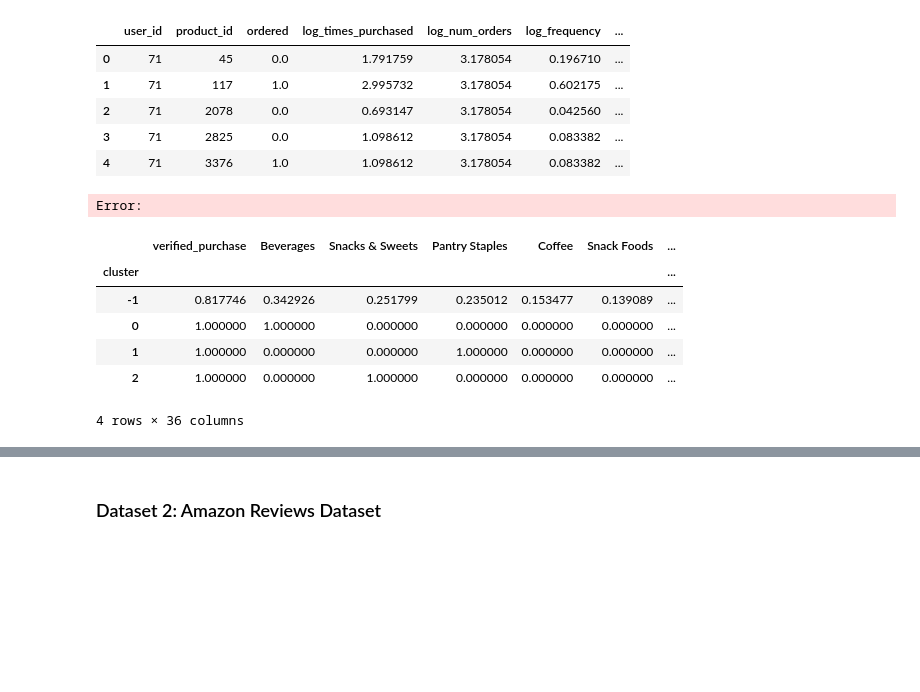
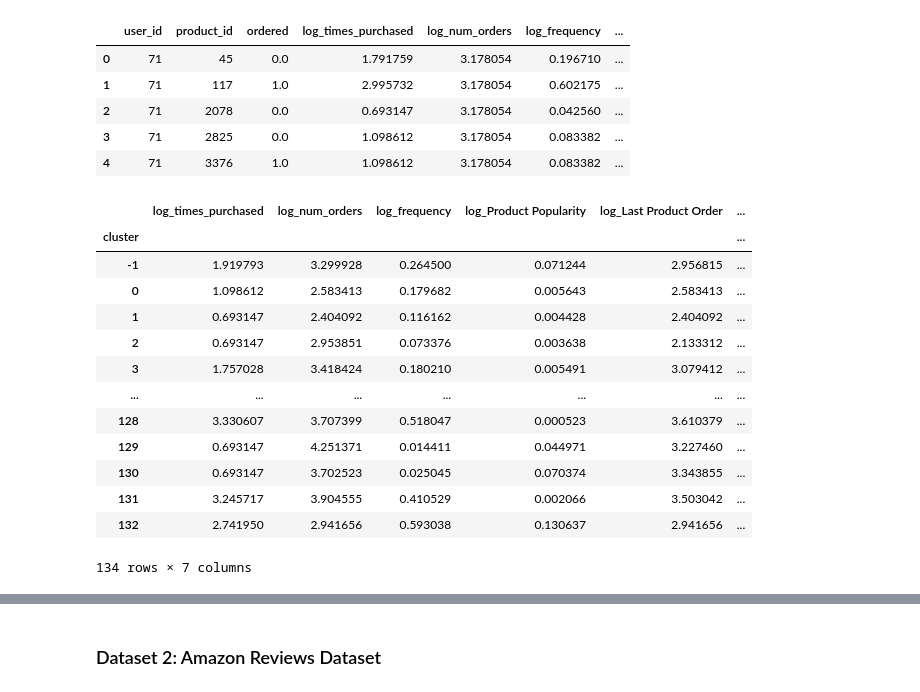
Before and after one commit to eghatzis0527/DX799---HW-Assignments, a Jupyter notebook: HW11.ipynb, the cells around one changed output, grey strips where cells are left out. Cells and saved outputs as stored; diff of their text form; code cells hidden in the pictures; blank space fills up the shorter version.

```diff
--- a/HW11.ipynb
+++ b/HW11.ipynb
@@ -44,66 +44,26 @@ scaler = StandardScaler()
 X_train_scaled = scaler.fit_transform(X_train)
 X_test_scaled = scaler.fit_transform(X_test)
 # %%
-dbscan_results = {}
+dbscan = DBSCAN(eps = 0.5, min_samples = 5)
 
-for eps in [0.3, 0.5, 0.7, 1.0]:
+test_clusters = dbscan.fit_predict(X_test_scaled)
 
-    for min_samples in [5, 10, 20]:
+dbscan_profiles = X_test.copy()
+dbscan_profiles['cluster'] = test_clusters
 
-        model = DBSCAN(eps = eps, min_samples = min_samples)
-
-        train_clusters = model.fit_predict(X_train_scaled)
-
-        n_clusters = len(set(train_clusters)) - (1 if -1 in train_clusters else 0)
-
-        noise_pct = np.mean(train_clusters == -1)
-
-        if n_clusters >=2:
-
-            mask = train_clusters != -1
-
-            silhouette = silhouette_score(X_train_scaled[mask], train_clusters[mask], sample_size = min(250, len(X_train_scaled)))
-
-        else:
-            silhouette = np.nan
-
-        dbscan_results[(eps, min_samples)] = {'clusters' : n_clusters, 'noise_pct' : noise_pct,
-        'silhouette' : silhouette}
-
-dbscan_results = pd.DataFrame(dbscan_results).T
-
-dbscan_results
+dbscan_profiles.groupby('cluster').mean()
 # %% [output]
+|  | log_times_purchased | log_num_orders | log_frequency | log_Product Popularity | log_Last Product Order | ... |
+| cluster |  |  |  |  |  | ... |
+| -1 | 1.919793 | 3.299928 | 0.264500 | 0.071244 | 2.956815 | ... |
+| 0 | 1.098612 | 2.583413 | 0.179682 | 0.005643 | 2.583413 | ... |
+| 1 | 0.693147 | 2.404092 | 0.116162 | 0.004428 | 2.404092 | ... |
+| 2 | 0.693147 | 2.953851 | 0.073376 | 0.003638 | 2.133312 | ... |
+| 3 | 1.757028 | 3.418424 | 0.180210 | 0.005491 | 3.079412 | ... |
+| ... | ... | ... | ... | ... | ... | ... |
+| 128 | 3.330607 | 3.707399 | 0.518047 | 0.000523 | 3.610379 | ... |
+| 129 | 0.693147 | 4.251371 | 0.014411 | 0.044971 | 3.227460 | ... |
+| 130 | 0.693147 | 3.702523 | 0.025045 | 0.070374 | 3.343855 | ... |
+| 131 | 3.245717 | 3.904555 | 0.410529 | 0.002066 | 3.503042 | ... |
+| 132 | 2.741950 | 2.941656 | 0.593038 | 0.130637 | 2.941656 | ... |
-Error:
+134 rows × 7 columns
-# %%
-dbscan = DBSCAN(eps = 0.5, min_samples = 5)
-
-train_clusters = dbscan.fit_predict(X_train_scaled)
-
-core_points = dbscan.components_
-
-core_labels = train_clusters[dbscan.core_sample_indices_]
-
-nn = NearestNeighbors(n_neighbors = 1)
-
-nn.fit(core_points)
-
-distances, indices = nn.kneighbors(X_test_scaled)
-
-test_clusters = core_labels[indices.ravel()].copy()
-
-test_clusters[distances.ravel()[:,] > dbscan.eps] = -1
-
-dbscan_profiles = X_test.copy()
-
-dbscan_profiles['cluster'] = test_clusters
-
-dbscan_profiles.groupby('cluster').mean()
-# %% [output]
-|  | verified_purchase | Beverages | Snacks & Sweets | Pantry Staples | Coffee | Snack Foods | ... |
-| cluster |  |  |  |  |  |  | ... |
-| -1 | 0.817746 | 0.342926 | 0.251799 | 0.235012 | 0.153477 | 0.139089 | ... |
-| 0 | 1.000000 | 1.000000 | 0.000000 | 0.000000 | 0.000000 | 0.000000 | ... |
-| 1 | 1.000000 | 0.000000 | 0.000000 | 1.000000 | 0.000000 | 0.000000 | ... |
-| 2 | 1.000000 | 0.000000 | 1.000000 | 0.000000 | 0.000000 | 0.000000 | ... |
-4 rows × 36 columns
```
Also changed, not shown: parts of 7 cells of this notebook.
